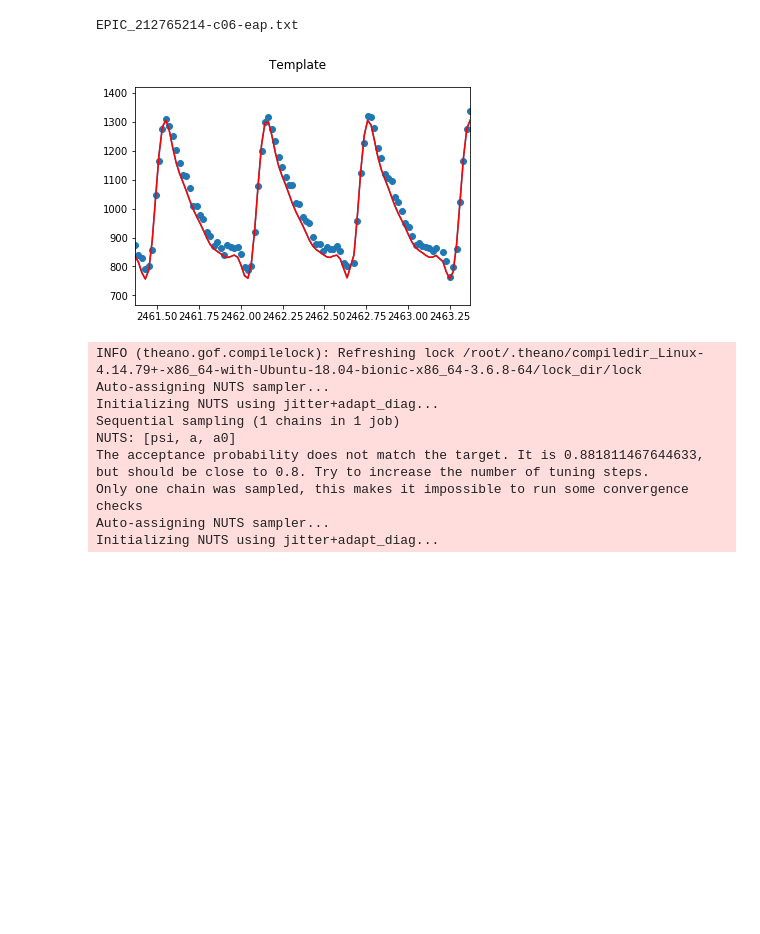
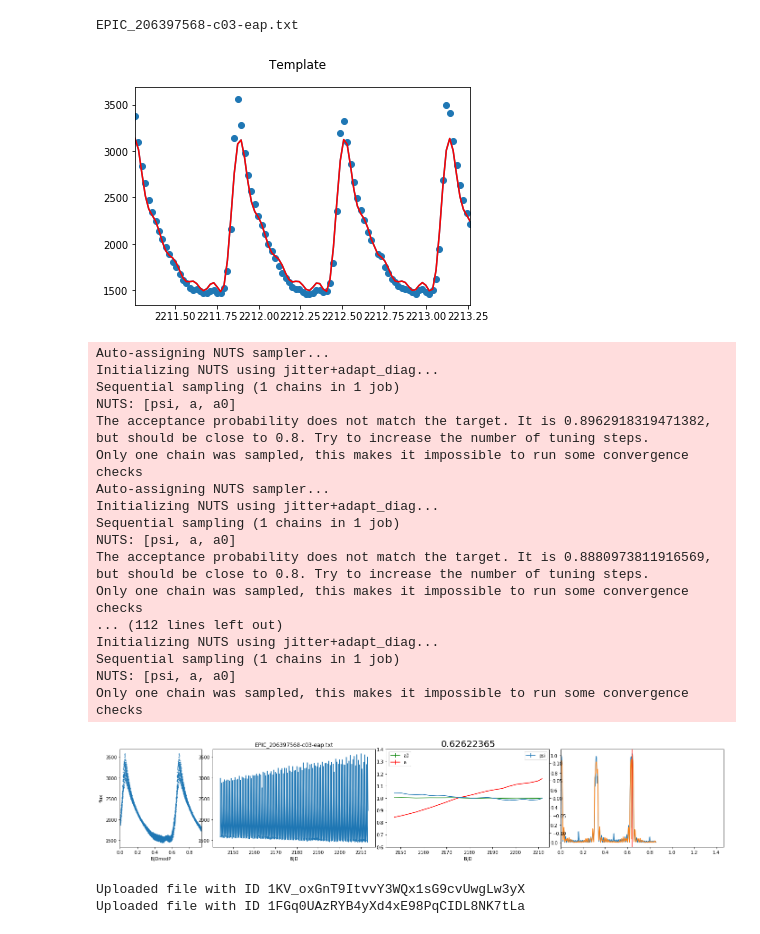
Before and after one commit to astrobatty/periodcalc, a Jupyter notebook: PycharmProjects/veszprem/veszprembe_vitt_geprol_fajlok/veszpremOC/OCcsinalo_adatkiirassal_K2re.ipynb, the cells around one changed output. Saved outputs shown, nothing was run; the diff lists cells and outputs as text; code cells hidden in the pictures; blank space fills up the shorter version.

```diff
--- a/PycharmProjects/veszprem/veszprembe_vitt_geprol_fajlok/veszpremOC/OCcsinalo_adatkiirassal_K2re.ipynb
+++ b/PycharmProjects/veszprem/veszprembe_vitt_geprol_fajlok/veszpremOC/OCcsinalo_adatkiirassal_K2re.ipynb
@@ -73,19 +75,26 @@ def whitening(time, signaltowhiten, best_freq = False):
             plt.plot(freq, power);
             plt.show()
 
-        best_freq = freq[power.argmax()]
+        intitial_freq = freq[power.argmax()]
         best_power = power[power.argmax()]
-        signalfit = ls.model(time, best_freq)
+        signalfit = ls.model(time, intitial_freq)
 
 
         initial_amp = signalfit.max() - signalfit.min()
         initial_amp = initial_amp/2.
-        phases = time*best_freq - (time*best_freq).astype(int)
+        phases = time*intitial_freq - (time*intitial_freq).astype(int)
         phases = phases*2*np.pi
         initial_phase = phases[ np.argmax(signalfit) ] - np.pi/2.
-        pfit, pcov = optimize.curve_fit(lambda time, amp, phase: sine(time, amp, best_freq, phase),
+        #first fit only the amp and phase
+        pfit, pcov = optimize.curve_fit(lambda time, amp, phase: sine(time, amp, intitial_freq, phase),
                                                      time, signalfit-np.mean(signalfit),
                                        p0=[initial_amp,initial_phase])
+        #Now fit the period, amp and phase
+        initial_amp = pfit[0]
+        initial_phase = pfit[1]
+        pfit, pcov = optimize.curve_fit(lambda time, amp, freq, phase: sine(time, amp, freq, phase),
+                                                     time, signaltowhiten-np.mean(signaltowhiten),
+                                       p0=[initial_amp,intitial_freq,initial_phase])
     else:
         initial_amp = signaltowhiten.max() - signaltowhiten.min()
         initial_amp = initial_amp/2.
@@ -133,8 +142,9 @@ def whitening(time, signaltowhiten, best_freq = False):
 
     if not best_freq:
         return (pfit[0], #amp
-               pfit[1], # phase
-               best_freq, signalfit)
+               pfit[2], # phase
+               pfit[1], # freq
+                signalfit)
     else:
         return (pfit[0], pfit[1], best_freq, np.mean(signaltowhiten)+sine(BJD,
                                                   pfit[0], # ez a fittelt ampli az LS fitre
@@ -252,8 +262,8 @@ warnings.filterwarnings("ignore")
 
 #objlist=glob.glob("/home/szabopal/PycharmProjects/veszprem/veszprembe_vitt_geprol_fajlok/veszpremOC/TESS_RRLs/*txt")
 #objlist=set(glob.glob('./RRL/ao-ind*txt'))
-objlist=set(glob.glob('*txt'))-set(glob.glob('*extended_details_Attilarun.txt'))
-#objlist=set(glob.glob('EPIC_206144794*txt'))
+#objlist=set(glob.glob('*txt'))-set(glob.glob('*extended_details_Attilarun.txt'))
+objlist=set(glob.glob('EPIC_206397568*txt'))
 
 mmampl=[];mmphase=[];medflux=[];deltaaerrors=[];deltapsierrors=[]
 
@@ -380,7 +390,7 @@ for index, line in enumerate(objlist):
 
             while True:
                 try:
-                    bitBJD,bitflux,bitfluxerror=splitthem2(BJD,flux,fluxerror,3*1/LSPfreq,1/LSPfreq,c)
+                    bitBJD,bitflux,bitfluxerror=splitthem2(BJD,flux,fluxerror,10.*1./LSPfreq,5./LSPfreq,c)
                     bitBJD = np.asarray(bitBJD)
                     bitflux = np.asarray(bitflux)
                     bitfluxerror = np.asarray(bitfluxerror)
@@ -632,41 +642,52 @@ for index, line in enumerate(objlist):
               # This only needs to be done once in a notebook.
               auth.authenticate_user()
               gauth = GoogleAuth()
               gauth.credentials = GoogleCredentials.get_application_default()
               drive = GoogleDrive(gauth)
 
               # Create & upload a file.
               uploaded = drive.CreateFile({'title': line+"_Attilarun.png"})
               uploaded.SetContentFile(line+"_Attilarun.png")
               uploaded.Upload()
               print('Uploaded file with ID {}'.format(uploaded.get('id')))
               uploaded = drive.CreateFile({'title': line+'_OCdata_extended_details_Attilarun.txt'})
               uploaded.SetContentFile(line+'_OCdata_extended_details_Attilarun.txt')
               uploaded.Upload()
               print('Uploaded file with ID {}'.format(uploaded.get('id')))
 
         #   with open(line+'_OCdata_extended_details.txt','a') as f:
         #       f.write('\n# This file was created by:\n')
         #       f.write('# '+get_notebook_name()+'\n')
         #       f.write('# Computer:\n')
         #       f.write('# CSFK\n')
         #       f.write('# System time:\n')
         #       f.write('# '+str(datetime.datetime.now())+'\n')
         #       f.write('# Code also available here:\n')
         #       f.write('# ps738@shell.srcf.net:/home/ps738/konkoly/'+get_notebook_name().split('/')[-1]+'\n')
         #       f.write('# Pal Szabo')
 
     #os.environ['thisnotebook']=get_notebook_name()
     #!scp -i ~/.ssh/zabop $thisnotebook ps738@shell.srcf.net:/home/ps738/konkoly
 # %% [output]
-EPIC_212765214-c06-eap.txt
+EPIC_206397568-c03-eap.txt
-[figure, old version]
+[figure, new version]
-INFO (theano.gof.compilelock): Refreshing lock /root/.theano/compiledir_Linux-4.14.79+-x86_64-with-Ubuntu-18.04-bionic-x86_64-3.6.8-64/lock_dir/lock
 Auto-assigning NUTS sampler...
 Initializing NUTS using jitter+adapt_diag...
 Sequential sampling (1 chains in 1 job)
 NUTS: [psi, a, a0]
-The acceptance probability does not match the target. It is 0.881811467644633, but should be close to 0.8. Try to increase the number of tuning steps.
+The acceptance probability does not match the target. It is 0.8962918319471382, but should be close to 0.8. Try to increase the number of tuning steps.
 Only one chain was sampled, this makes it impossible to run some convergence checks
 Auto-assigning NUTS sampler...
 Initializing NUTS using jitter+adapt_diag...
+Sequential sampling (1 chains in 1 job)
+NUTS: [psi, a, a0]
+The acceptance probability does not match the target. It is 0.8880973811916569, but should be close to 0.8. Try to increase the number of tuning steps.
+Only one chain was sampled, this makes it impossible to run some convergence checks
+... (112 lines left out)
+Initializing NUTS using jitter+adapt_diag...
+Sequential sampling (1 chains in 1 job)
+NUTS: [psi, a, a0]
+Only one chain was sampled, this makes it impossible to run some convergence checks
+[figure, added]
+Uploaded file with ID 1KV_oxGnT9ItvvY3WQx1sG9cvUwgLw3yX
+Uploaded file with ID 1FGq0UAzRYB4yXd4xE98PqCIDL8NK7tLa
```
Also changed, not shown: parts of 1 cell of this notebook.
